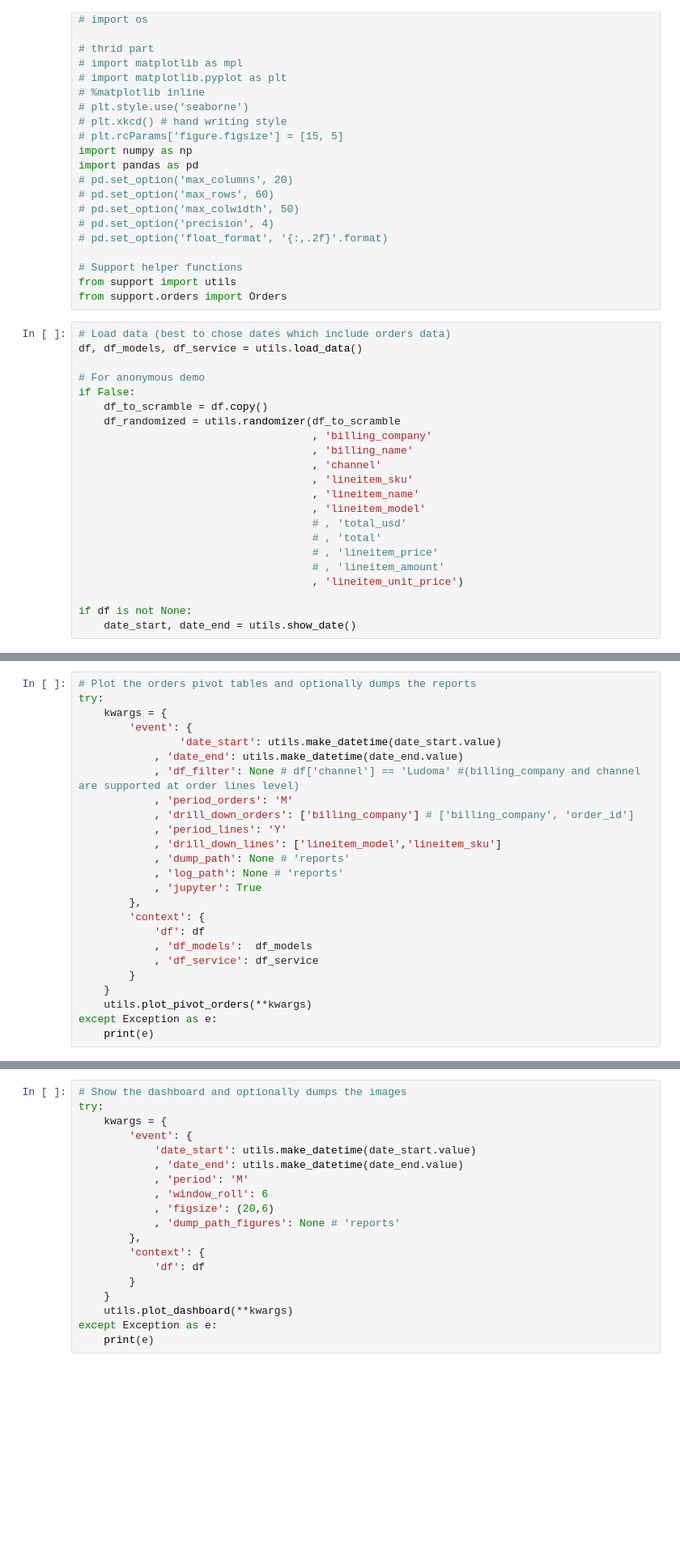
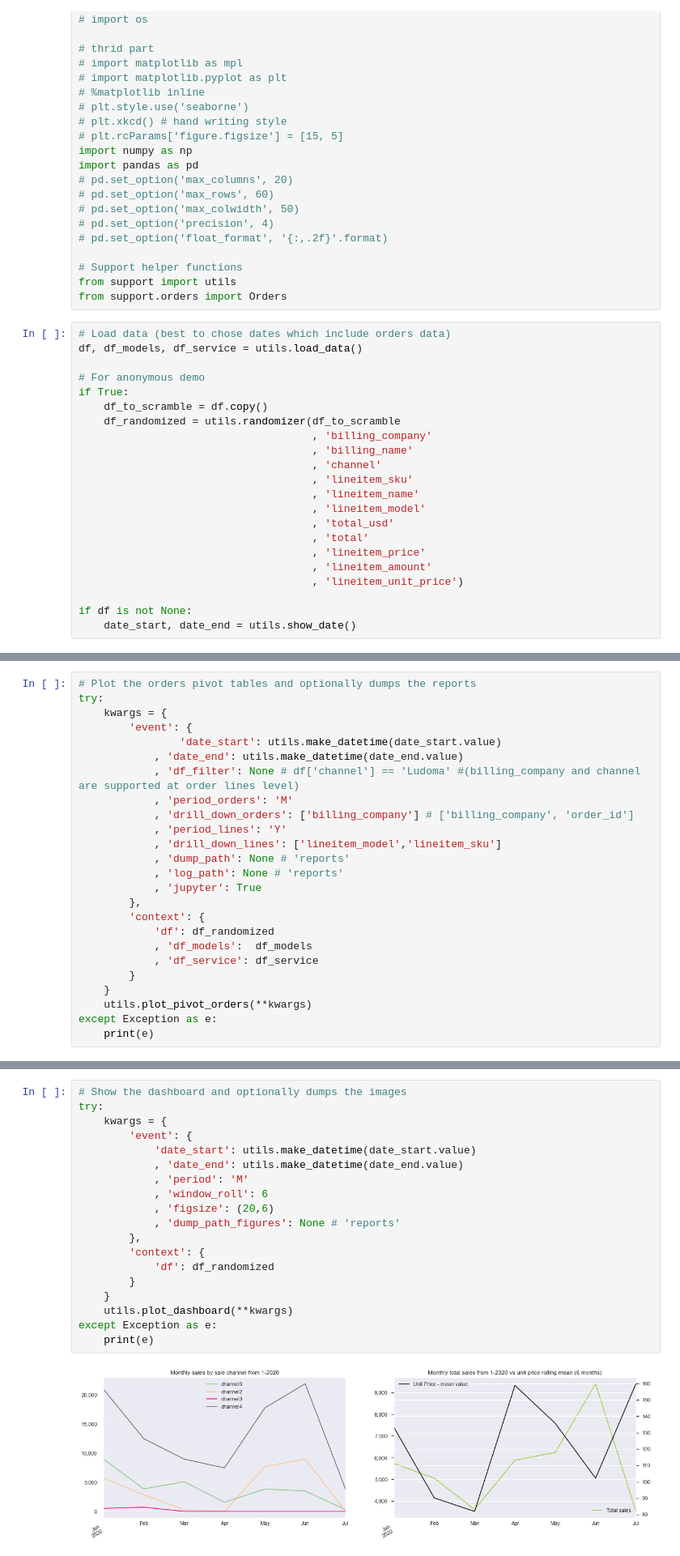
Before and after one commit to pcavad/data-science-project, a Jupyter notebook: AC/eda.ipynb, the cells around one changed output, grey strips where cells are left out. Shown at 81% size. Drawn from its saved outputs; the diff is of its cells as text; blank space fills up the shorter version.

```diff
--- a/AC/eda.ipynb
+++ b/AC/eda.ipynb
@@ -31,7 +31,7 @@ from support.orders import Orders
 df, df_models, df_service = utils.load_data()
 
 # For anonymous demo
-if False:
+if True:
     df_to_scramble = df.copy()
     df_randomized = utils.randomizer(df_to_scramble
                                      , 'billing_company'
@@ -40,10 +40,10 @@ if False:
                                      , 'lineitem_sku'
                                      , 'lineitem_name'
                                      , 'lineitem_model'
-                                     # , 'total_usd'
-                                     # , 'total'
-                                     # , 'lineitem_price'
-                                     # , 'lineitem_amount'
+                                     , 'total_usd'
+                                     , 'total'
+                                     , 'lineitem_price'
+                                     , 'lineitem_amount'
                                      , 'lineitem_unit_price')
 
 if df is not None:
@@ -65,7 +68,7 @@ try:
             , 'jupyter': True
         },
         'context': {
-            'df': df
+            'df': df_randomized
             , 'df_models':  df_models
             , 'df_service': df_service
         }
@@ -76,19 +81,21 @@ except Exception as e:
 # %%
 # Show the dashboard and optionally dumps the images
 try:
     kwargs = {
         'event': {
             'date_start': utils.make_datetime(date_start.value)
             , 'date_end': utils.make_datetime(date_end.value)
             , 'period': 'M'
             , 'window_roll': 6
             , 'figsize': (20,6)
             , 'dump_path_figures': None # 'reports'
         },
         'context': {
-            'df': df
+            'df': df_randomized
         }
     }
     utils.plot_dashboard(**kwargs)
 except Exception as e:
     print(e)
+# %% [output]
+[figure, added]
```
Also changed, not shown: parts of 4 cells of this notebook, 1 other file.
